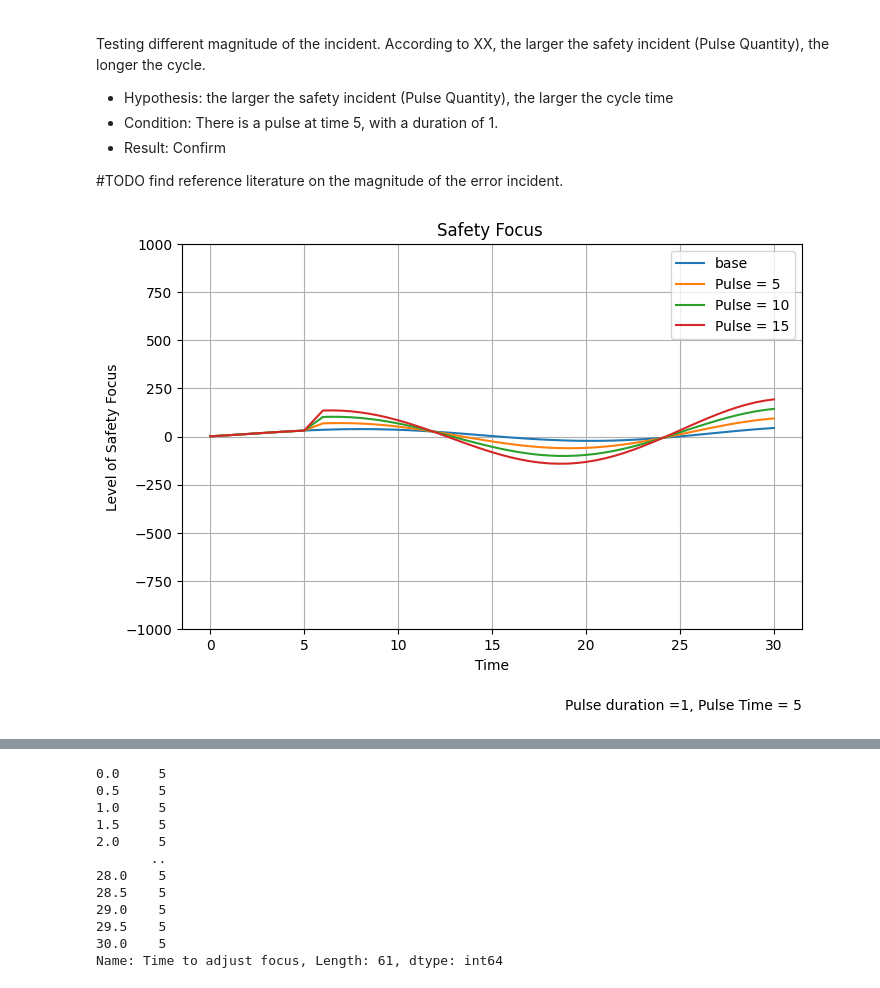
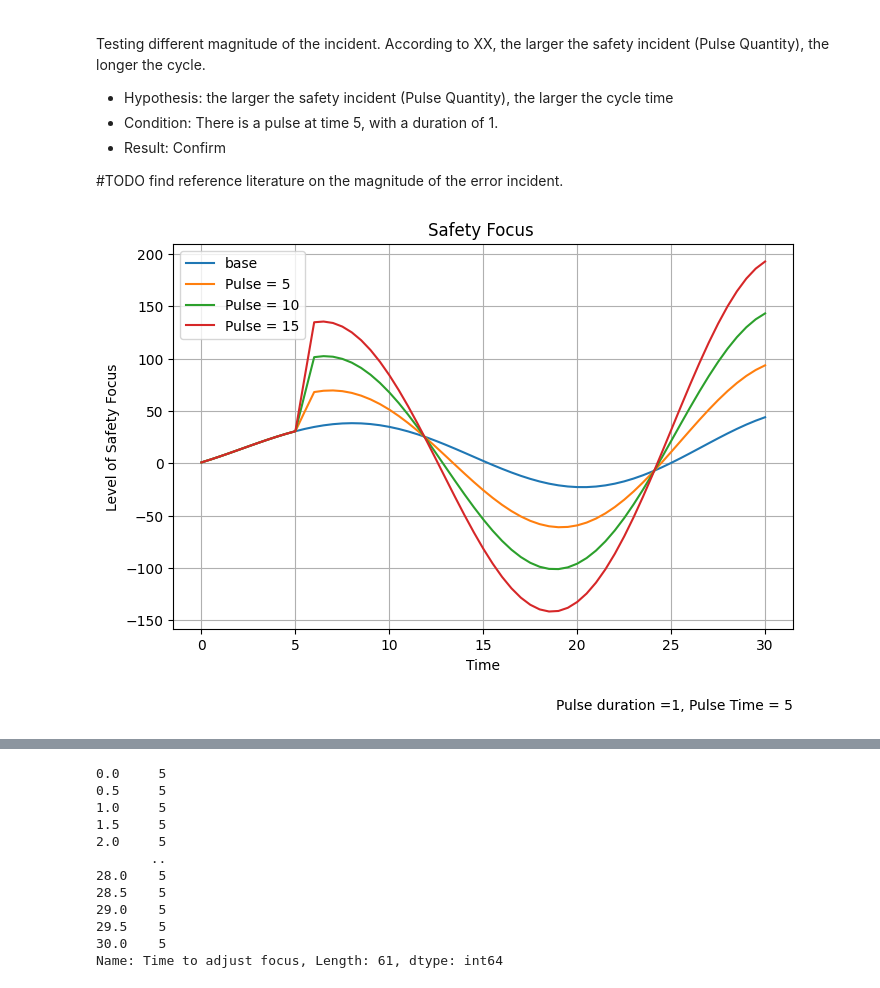
Before and after one commit to georgia-max/OrganizationOscillation, a Jupyter notebook: src/Run_SD_model.ipynb, the cells around one changed output, grey strips where cells are left out. Saved outputs shown, nothing was run; the diff lists cells and outputs as text; code cells hidden in the pictures.

```diff
--- a/src/Run_SD_model.ipynb
+++ b/src/Run_SD_model.ipynb
@@ -209,32 +209,32 @@ m2['Safety focus'].plot(label = 'Pulse = 5')
 condition = {'Pulse start time': 1, 'Pulse end time': 0, 'Pulse Quantity 1': 10, 'Pulse duration': 1, 'Pulse repeat time': 5, 'Pulse Time':  5}
 m3 = model.run(params= condition)
 m3['Safety focus'].plot(label = 'Pulse = 10')
 # m3['Safety Threshold'].plot()
 
 
 condition = {'Pulse start time': 1, 'Pulse end time': 0, 'Pulse Quantity 1': 15, 'Pulse duration': 1, 'Pulse repeat time': 5, 'Pulse Time':  5}
 m4 = model.run(params= condition)
 m4['Safety focus'].plot(label = 'Pulse = 15')
 # m4['Safety Threshold'].plot()
 
 plt.title("Safety Focus ")
 plt.ylabel("Level of Safety Focus")
 plt.xlabel("Time")
-plt.ylim(-1000, 1000)
+# plt.ylim(-1000, 1000)
 
 plt.legend()
 plt.grid()
 
 # Add a footnote below and to the right side of the chart
 ax.annotate('Pulse duration =1, Pulse Time = 5',
             xy = (1.0, -0.2),
             xycoords='axes fraction',
             ha='right',
             va="center",
             fontsize=10)
 
 
 
 plt.show()
 # %% [output]
-[figure, old version]
+[figure, new version]
```
Also changed, not shown: parts of 3 cells of this notebook.
